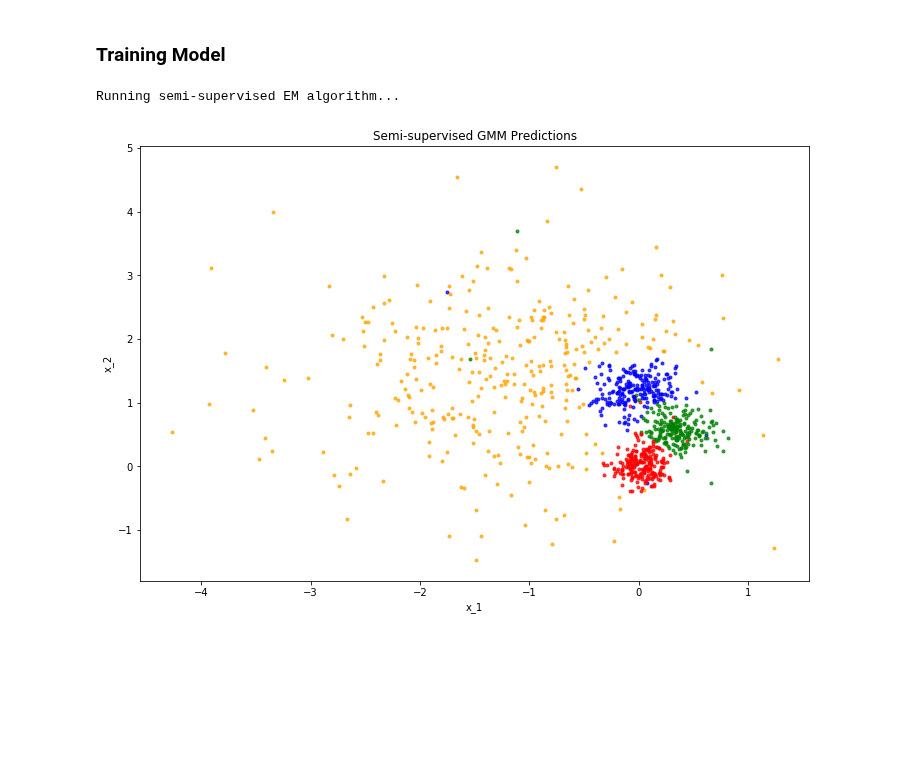
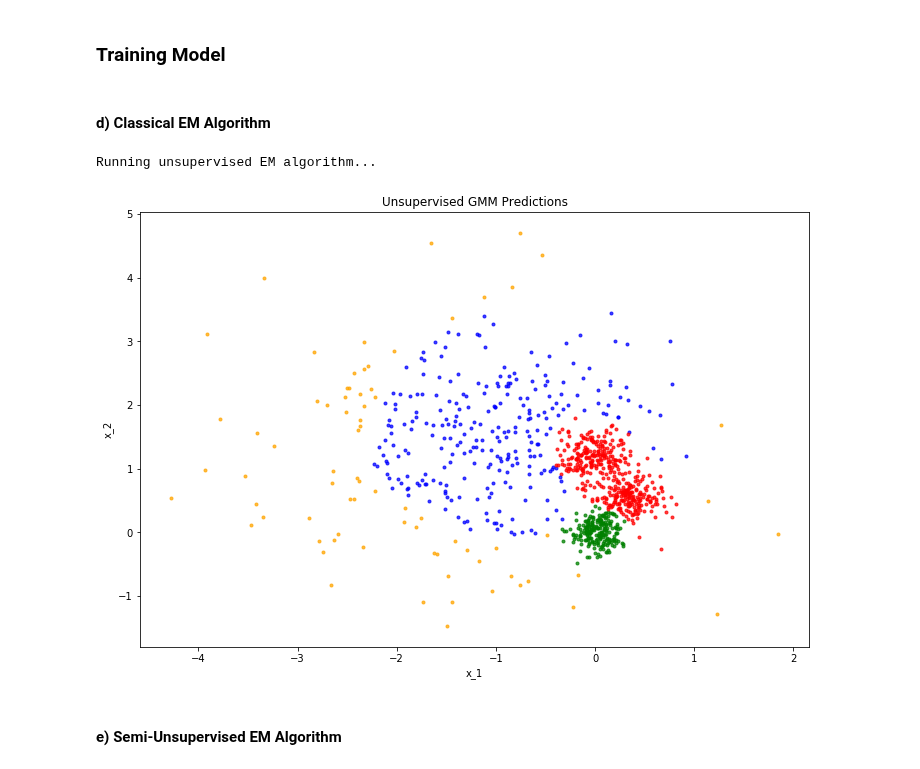
Before and after one commit to anhnt02hp/CS229-Fall2018-FullCourse, a Jupyter notebook: Full_Problem_Set_Solution/PS3/exercise_4.ipynb, the cells around one changed output. Cells and saved outputs as stored; diff of their text form; code cells hidden in the pictures; blank space fills up the shorter version.

```diff
--- a/Full_Problem_Set_Solution/PS3/exercise_4.ipynb
+++ b/Full_Problem_Set_Solution/PS3/exercise_4.ipynb
@@ -194,7 +194,7 @@ def run_semi_supervised_em(x, x_tilde, z, w, phi, mu, sigma):
                     w[i, j] = 0
 
         # (2) M-step: Update the model parameters phi, mu, and sigma
-        #Update Phi[j]---------------------------
+        #========================Update Phi[j]========================
         for j in range(K):
             #Labeled Part
             labeled_sum = 0
@@ -211,7 +211,7 @@ def run_semi_supervised_em(x, x_tilde, z, w, phi, mu, sigma):
 
         #========================Update Mu[j]========================
         for j in range(K):
-            #Numerator-----------------
+            ###Numerator
             #Labeled Part
             nume_labeled_sum = 0
             for i in range(m_tilde):
@@ -224,7 +224,8 @@ def run_semi_supervised_em(x, x_tilde, z, w, phi, mu, sigma):
                 nume_unlabeled_sum += w[i, j] * x[i]
 
             numerator = nume_unlabeled_sum + alpha * nume_labeled_sum
-            #Denominator-----------------
+
+            ###Denominator
             #Labeled Part
             deno_labeled_sum = 0
             for i in range(m_tilde):
@@ -237,14 +238,13 @@ def run_semi_supervised_em(x, x_tilde, z, w, phi, mu, sigma):
                 deno_unlabeled_sum += w[i, j]
 
             denominator = deno_unlabeled_sum + alpha * deno_labeled_sum
-            #----------------------------
 
-            #Calculate Mu[j]
+            ###Calculate Mu[j]
             mu[j] = numerator / denominator
 
-        #Update Cov[j]
+        #========================Update Cov[j]========================
         for j in range(K):
-            #Numerator------------------
+            ###Numerator
             #Labeled Part
             nume_labeled_sum = 0
             for i in range(m_tilde):
@@ -260,7 +260,7 @@ def run_semi_supervised_em(x, x_tilde, z, w, phi, mu, sigma):
 
             numerator = nume_unlabeled_sum + alpha * nume_labeled_sum
 
-            #Denominator
+            ###Denominator
             #Labeled Part
             deno_labeled_sum = 0
             for i in range(m_tilde):
@@ -273,7 +273,8 @@ def run_semi_supervised_em(x, x_tilde, z, w, phi, mu, sigma):
                 deno_unlabeled_sum += w[i, j]
 
             denominator = deno_unlabeled_sum + alpha * deno_labeled_sum
-            #----------------
+
+            ###Calculate Cov[j]
             sigma[j] = numerator / denominator
 
         # (3) Compute the log-likelihood of the data to check for convergence.
@@ -293,8 +294,10 @@ def run_semi_supervised_em(x, x_tilde, z, w, phi, mu, sigma):
 
             ll_unlabeled += np.log(temp)
 
-        #------------
+        #Semi Log-likelihood
         ll = ll_unlabeled + alpha * ll_labeled
+
+        it += 1
         # *** END CODE HERE ***
 
     return w
@@ -370,8 +373,12 @@ def main(is_semi_supervised, trial_num):
     gmm.plot_gmm_preds(x, z_pred, is_semi_supervised, plot_id=trial_num)
 # %% [markdown]
 ### Training Model
+# %% [markdown]
+#### d) Classical EM Algorithm
 # %%
-main(is_semi_supervised=True, trial_num=NUM_TRIALS)
+main(is_semi_supervised=False, trial_num=NUM_TRIALS)
 # %% [output]
-Running semi-supervised EM algorithm...
+Running unsupervised EM algorithm...
-[figure, old version]
+[figure, new version]
+# %% [markdown]
+#### e) Semi-Unsupervised EM Algorithm
```
Also changed, not shown: parts of 1 cell of this notebook, 2 other files.
